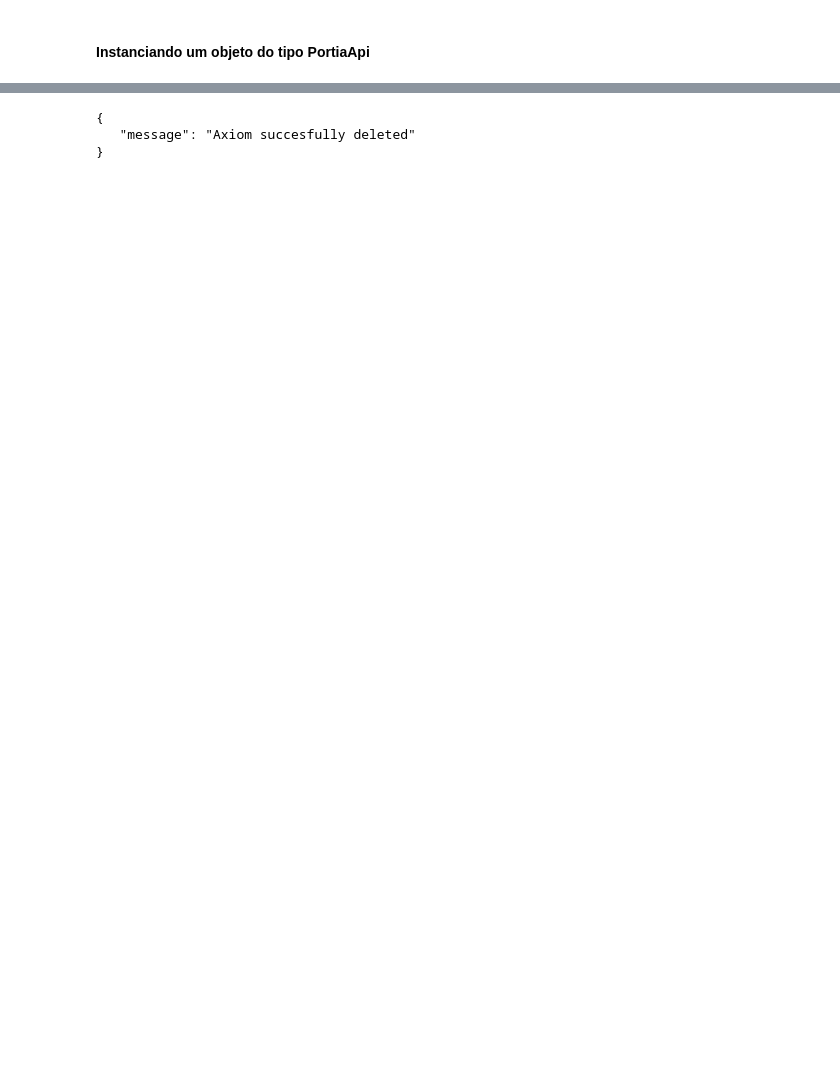
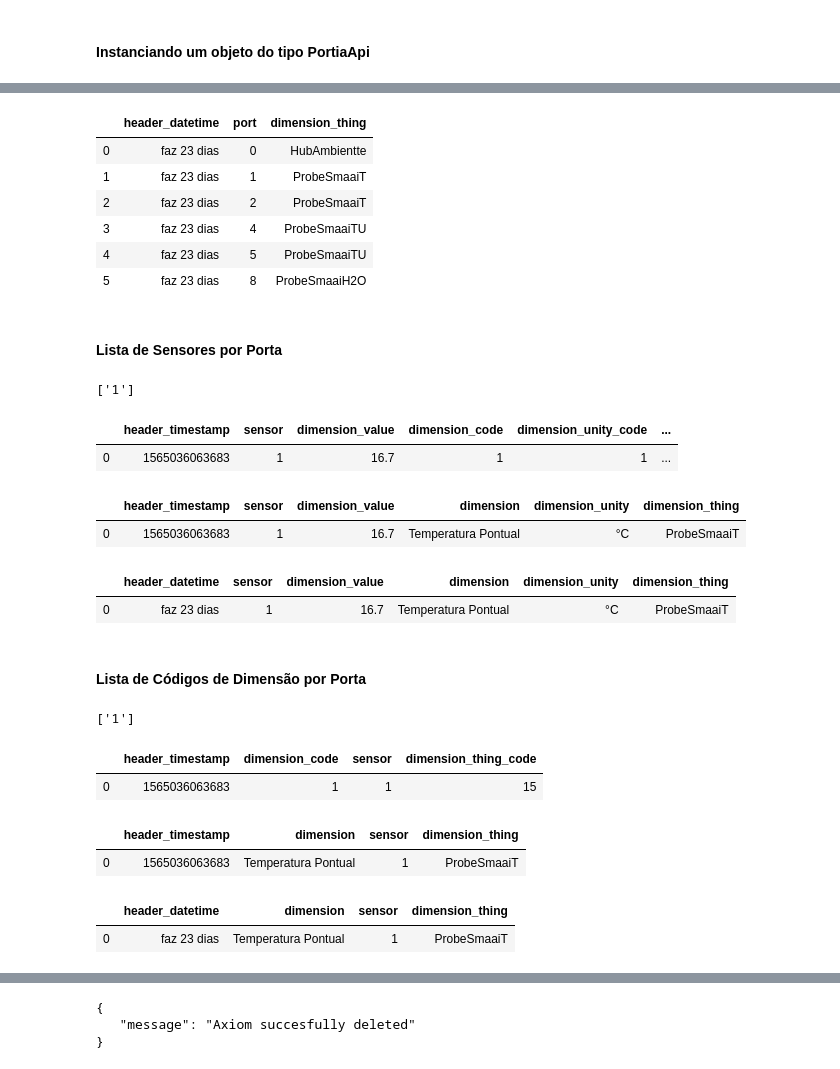
Before and after one commit to AgrinessEdgeIoT/portiapy, a Jupyter notebook: docs/examples/pt-br/portiapy-examples.ipynb, the cells around one changed output, grey strips where cells are left out. Cells and saved outputs as stored; diff of their text form; code cells hidden in the pictures; blank space fills up the shorter version.

```diff
--- a/docs/examples/pt-br/portiapy-examples.ipynb
+++ b/docs/examples/pt-br/portiapy-examples.ipynb
@@ -45,0 +97,61 @@ portiaApi = PortiaApi({
+# %%
+# With timestamp humanization
+portiaApi.device(device).ports(last=True, params=params).humanize(datetime=True, locale='pt-br')
+# %% [output]
+|  | header_datetime | port | dimension_thing |
+| 0 | faz 23 dias | 0 | HubAmbientte |
+| 1 | faz 23 dias | 1 | ProbeSmaaiT |
+| 2 | faz 23 dias | 2 | ProbeSmaaiT |
+| 3 | faz 23 dias | 4 | ProbeSmaaiTU |
+| 4 | faz 23 dias | 5 | ProbeSmaaiTU |
+| 5 | faz 23 dias | 8 | ProbeSmaaiH2O |
+# %% [markdown]
+#### Lista de Sensores por Porta
+# %%
+# /describe/device/:device/port/:port/sensors
+portiaApi.device(device).port(port).sensors(params=params)
+# %% [output]
+['1']
+# %%
+# /describe/device/:device/port/:port/sensors/last
+portiaApi.device(device).port(port).sensors(last=True, params=params)
+# %% [output]
+|  | header_timestamp | sensor | dimension_value | dimension_code | dimension_unity_code | ... |
+| 0 | 1565036063683 | 1 | 16.7 | 1 | 1 | ... |
+# %%
+# With humanization
+portiaApi.device(device).port(port).sensors(last=True, params=params).humanize(locale='pt-br')
+# %% [output]
+|  | header_timestamp | sensor | dimension_value | dimension | dimension_unity | dimension_thing |
+| 0 | 1565036063683 | 1 | 16.7 | Temperatura Pontual | °C | ProbeSmaaiT |
+# %%
+# With timestamp humanization
+portiaApi.device(device).port(port).sensors(last=True, params=params).humanize(datetime=True, locale='pt-br')
+# %% [output]
+|  | header_datetime | sensor | dimension_value | dimension | dimension_unity | dimension_thing |
+| 0 | faz 23 dias | 1 | 16.7 | Temperatura Pontual | °C | ProbeSmaaiT |
+# %% [markdown]
+#### Lista de Códigos de Dimensão por Porta
+# %%
+# /describe/device/:device/port/:port/dimensions
+portiaApi.device(device).port(port).dimensions(params=params)
+# %% [output]
+['1']
+# %%
+# /describe/device/:device/port/:port/dimensions/last
+portiaApi.device(device).port(port).dimensions(last=True, params=params)
+# %% [output]
+|  | header_timestamp | dimension_code | sensor | dimension_thing_code |
+| 0 | 1565036063683 | 1 | 1 | 15 |
+# %%
+# With humanization
+portiaApi.device(device).port(port).dimensions(last=True, params=params).humanize(locale='pt-br')
+# %% [output]
+|  | header_timestamp | dimension | sensor | dimension_thing |
+| 0 | 1565036063683 | Temperatura Pontual | 1 | ProbeSmaaiT |
+# %%
+# With timestamp humanization
+portiaApi.device(device).port(port).dimensions(last=True, params=params).humanize(datetime=True, locale='pt-br')
+# %% [output]
+|  | header_datetime | dimension | sensor | dimension_thing |
+| 0 | faz 23 dias | Temperatura Pontual | 1 | ProbeSmaaiT |
```
Also changed, not shown: parts of 140 cells of this notebook.
